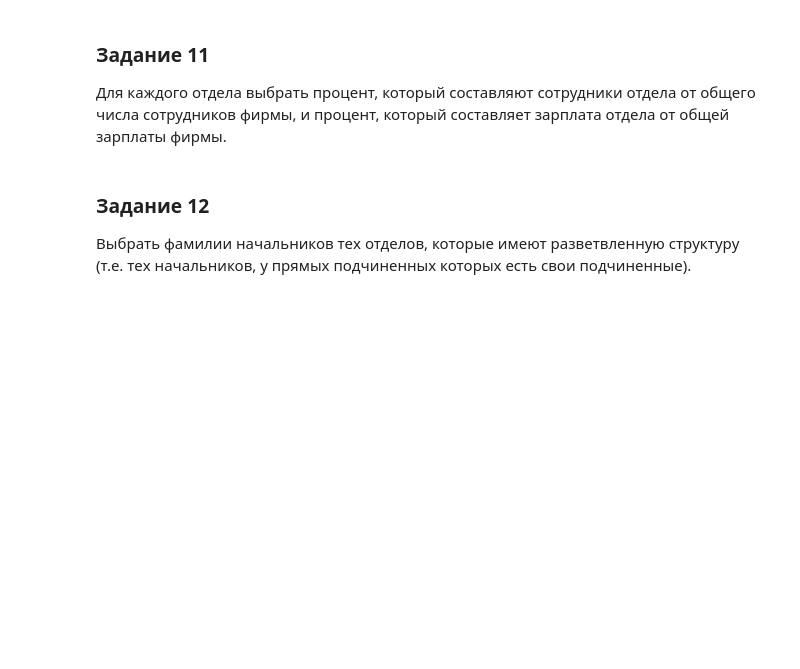
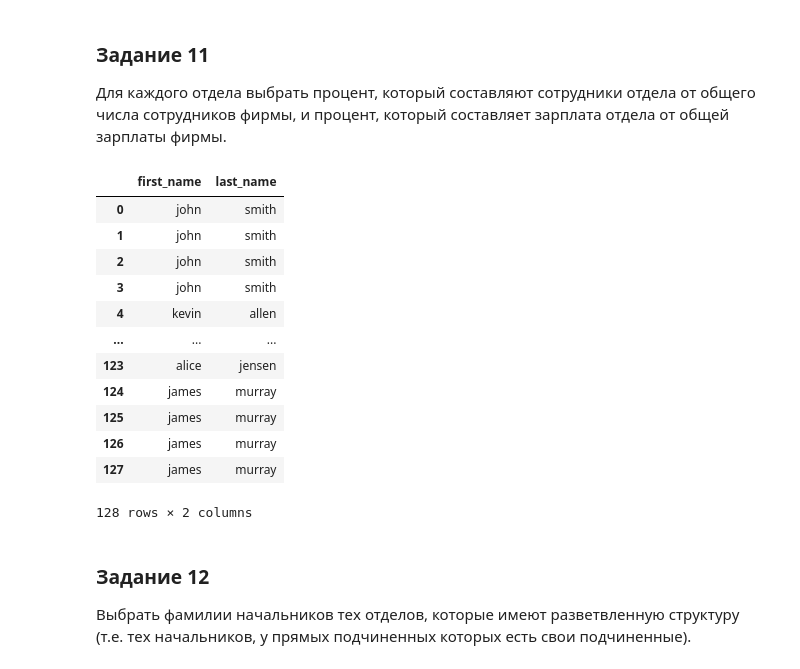
Before and after one commit to theysee/sberbank_reboot, a Jupyter notebook: Поток_3_Практика_к_занятию_5.ipynb, the cells around one changed output. Saved outputs shown, nothing was run; the diff lists cells and outputs as text; code cells hidden in the pictures; blank space fills up the shorter version.

```diff
--- a/Поток_3_Практика_к_занятию_5.ipynb
+++ b/Поток_3_Практика_к_занятию_5.ipynb
@@ -316,6 +385,31 @@ pd.read_sql_query('''
 # %% [markdown]
 ### Задание 11
 Для каждого отдела выбрать процент, который составляют сотрудники отдела от общего числа сотрудников фирмы, и процент, который составляет зарплата отдела от общей зарплаты фирмы.
+# %%
+pd.read_sql_query('''
+  SELECT
+    employee.first_name,
+    employee.last_name
+  FROM
+    department,
+    employee
+  WHERE
+    department.name = 'operations'
+''', conn)
+# %% [output]
+|  | first_name | last_name |
+| 0 | john | smith |
+| 1 | john | smith |
+| 2 | john | smith |
+| 3 | john | smith |
+| 4 | kevin | allen |
+| ... | ... | ... |
+| 123 | alice | jensen |
+| 124 | james | murray |
+| 125 | james | murray |
+| 126 | james | murray |
+| 127 | james | murray |
+128 rows × 2 columns
 # %% [markdown]
 ### Задание 12
 Выбрать фамилии начальников тех отделов, которые имеют разветвленную структуру (т.е. тех начальников, у прямых подчиненных которых есть свои подчиненные).
```
Also changed, not shown: parts of 5 cells of this notebook.
